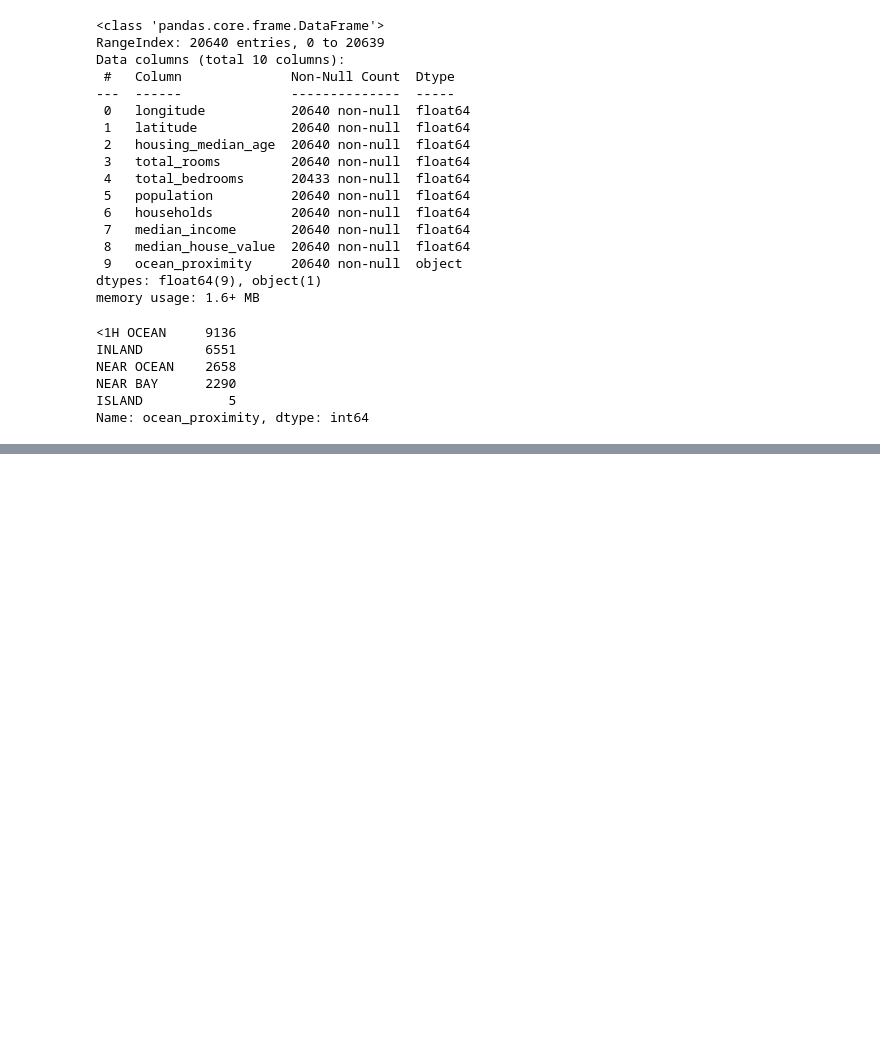
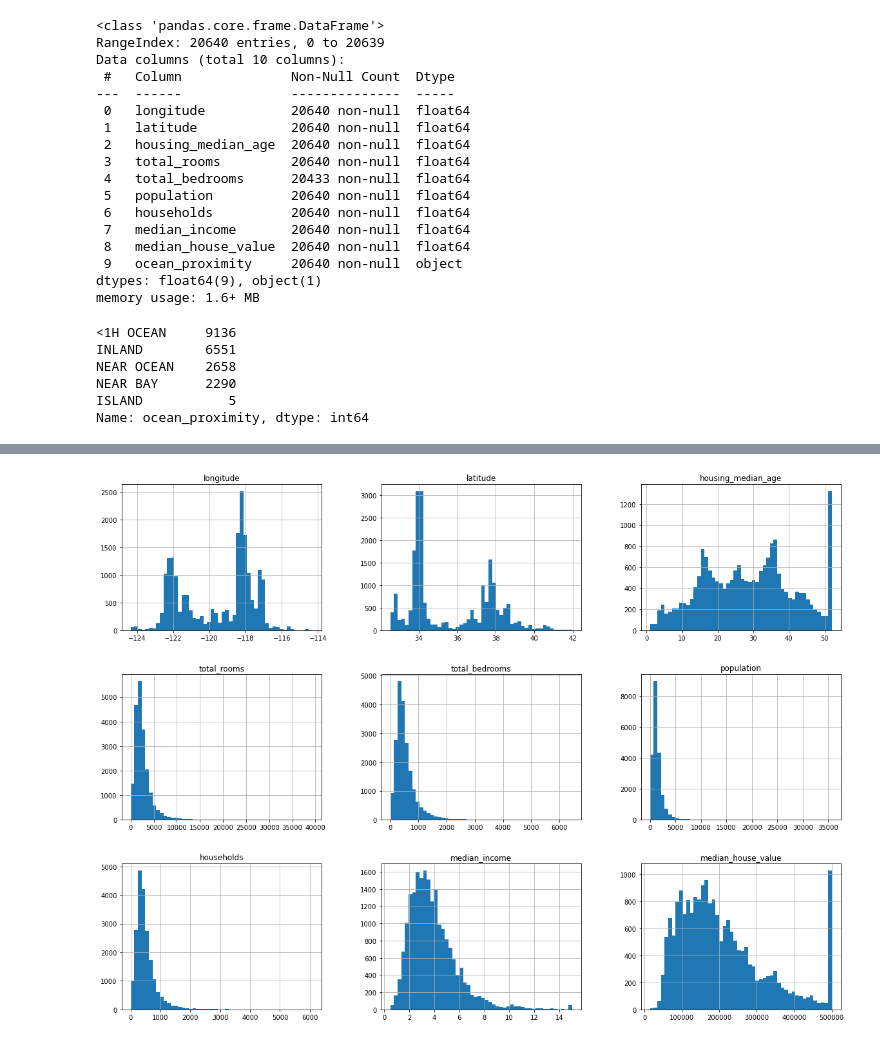
Before and after one commit to luisagcenteno/machine-learning, a Jupyter notebook: my_env/Code/Chapter2/DownloadData.ipynb, the cells around one changed output, grey strips where cells are left out. Cells and saved outputs as stored; diff of their text form; code cells hidden in the pictures; blank space fills up the shorter version.

```diff
--- a/my_env/Code/Chapter2/DownloadData.ipynb
+++ b/my_env/Code/Chapter2/DownloadData.ipynb
@@ -61,0 +74,7 @@ Name: ocean_proximity, dtype: int64
+# %%
+%matplotlib inline
+import matplotlib.pyplot as plt
+housing.hist(bins=50, figsize=(20,15))
+plt.show()
+# %% [output]
+[figure, added]
```
Also changed, not shown: parts of 1 cell of this notebook.
